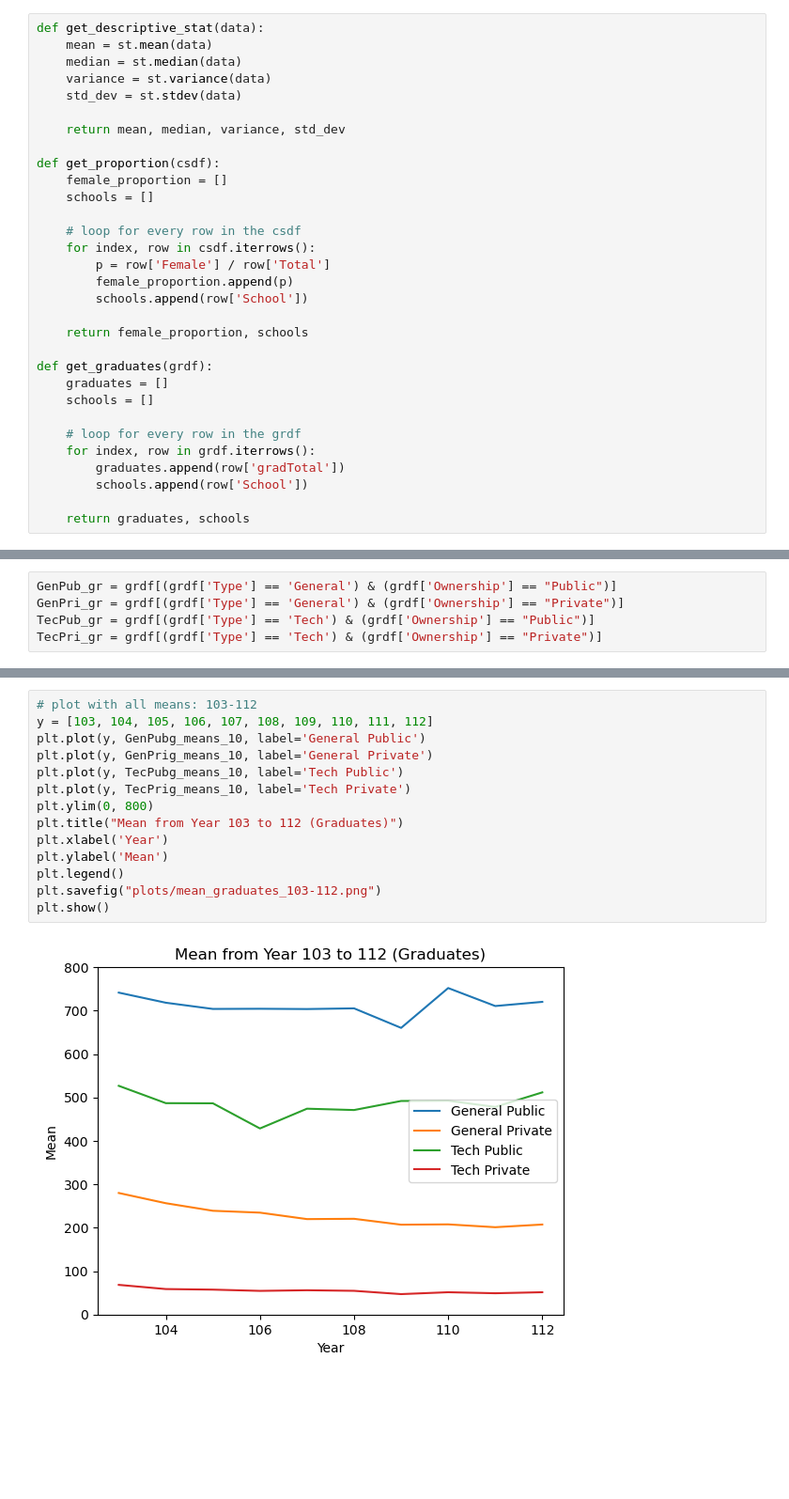
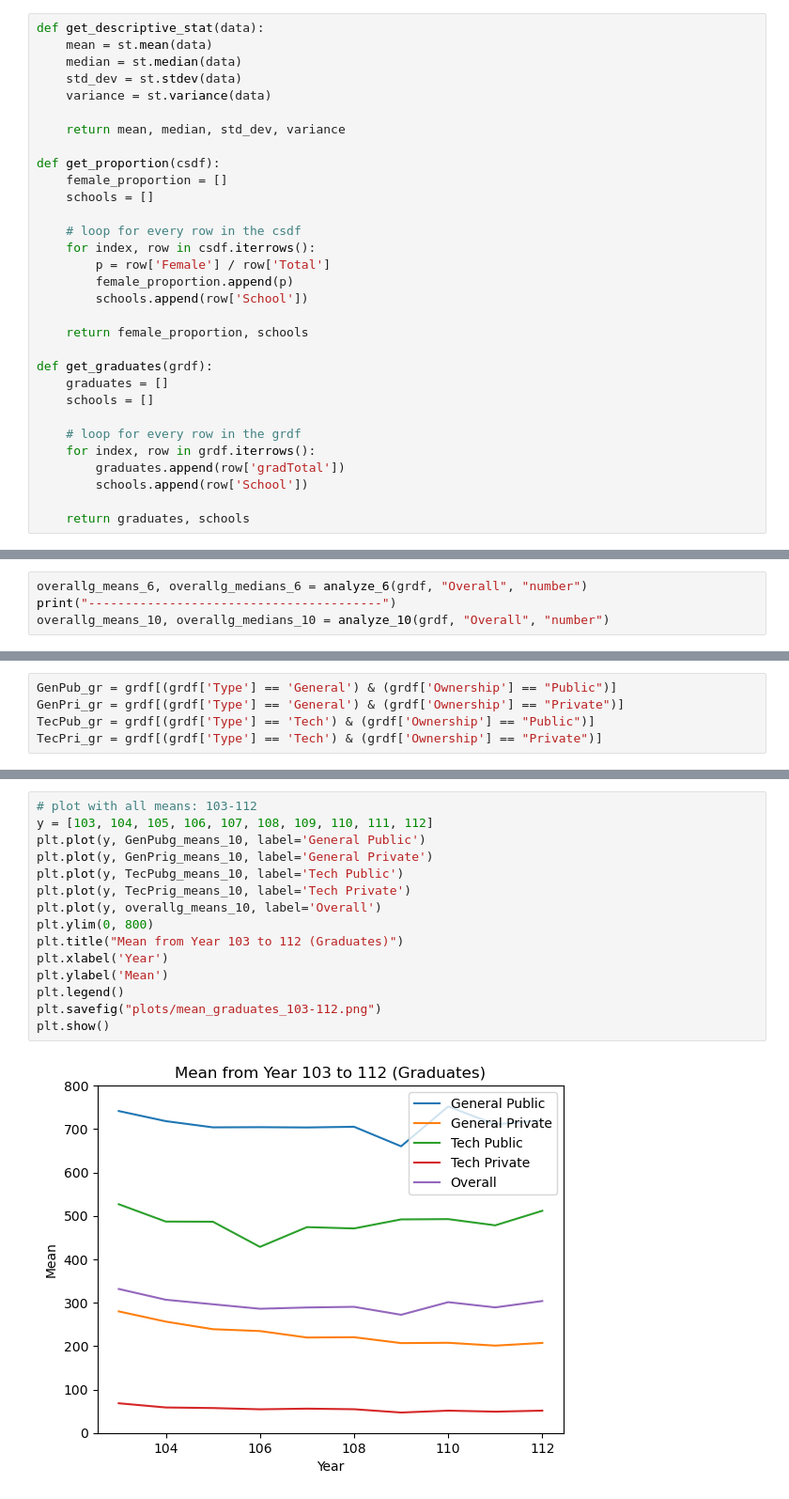
Before and after one commit to YiHsiu7893/Statistics_Final, a Jupyter notebook: Descriptive.ipynb, the cells around one changed output, grey strips where cells are left out. Shown at 94% size. Cells and saved outputs as stored; diff of their text form; blank space fills up the shorter version.

Commit message:
add overall info

```diff
--- a/Descriptive.ipynb
+++ b/Descriptive.ipynb
@@ -8,10 +8,10 @@ import statistics as st
 def get_descriptive_stat(data):
     mean = st.mean(data)
     median = st.median(data)
+    std_dev = st.stdev(data)
     variance = st.variance(data)
-    std_dev = st.stdev(data)
 
-    return mean, median, variance, std_dev
+    return mean, median, std_dev, variance
 
 def get_proportion(csdf):
     female_proportion = []
@@ -326,3 +348,7 @@ grdf.head()
 | 2 | 103 | 中國文化大學 | 509 | General | Private |
 | 3 | 103 | 中國科技大學 | 48 | Tech | Private |
 | 4 | 103 | 中國醫藥大學 | 214 | General | Private |
+# %%
+overallg_means_6, overallg_medians_6 = analyze_6(grdf, "Overall", "number")
+print("----------------------------------------")
+overallg_means_10, overallg_medians_10 = analyze_10(grdf, "Overall", "number")
@@ -426,19 +467,20 @@ plt.show()
 # %%
 # plot with all means: 103-112
 y = [103, 104, 105, 106, 107, 108, 109, 110, 111, 112]
 plt.plot(y, GenPubg_means_10, label='General Public')
 plt.plot(y, GenPrig_means_10, label='General Private')
 plt.plot(y, TecPubg_means_10, label='Tech Public')
 plt.plot(y, TecPrig_means_10, label='Tech Private')
+plt.plot(y, overallg_means_10, label='Overall')
 plt.ylim(0, 800)
 plt.title("Mean from Year 103 to 112 (Graduates)")
 plt.xlabel('Year')
 plt.ylabel('Mean')
 plt.legend()
 plt.savefig("plots/mean_graduates_103-112.png")
 plt.show()
 # %% [output]
-[figure, old version]
+[figure, new version]
 # %%
 # plot with all medians: 107-112
 y = [107, 108, 109, 110, 111, 112]
```
Also changed, not shown: parts of 17 cells of this notebook, 14 other files.
